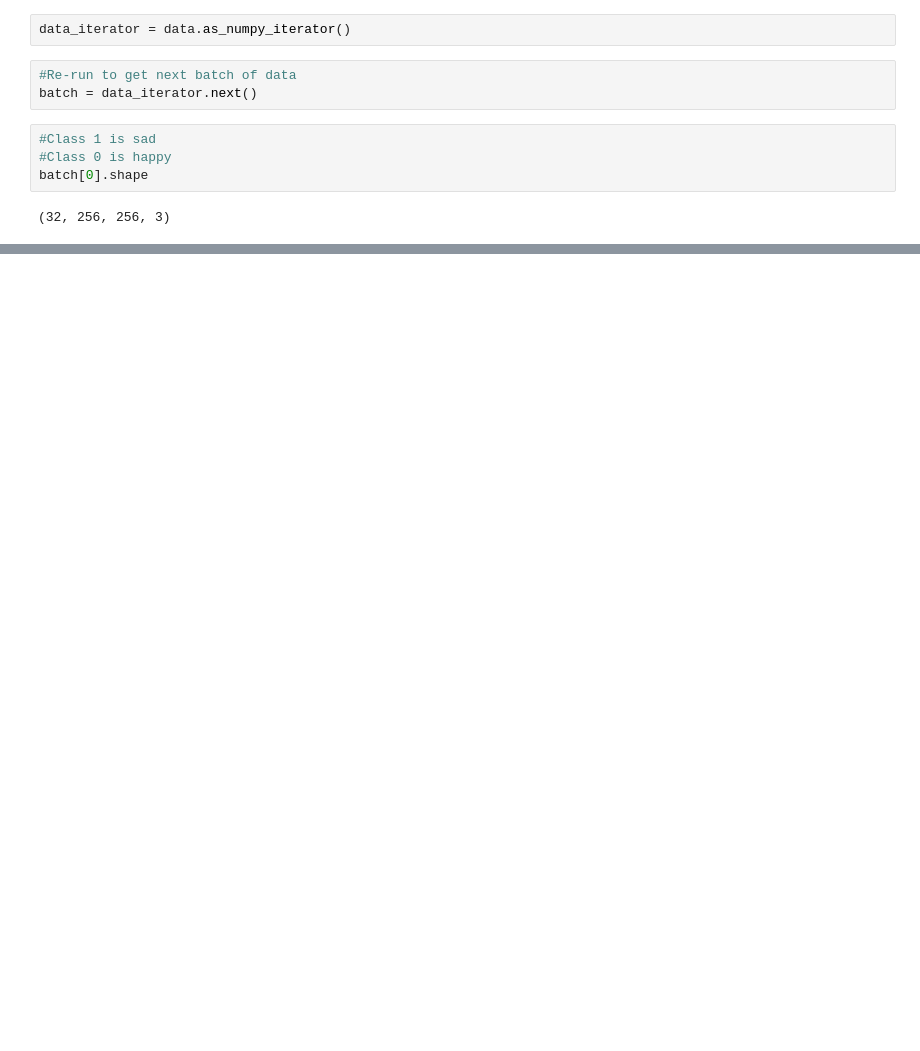
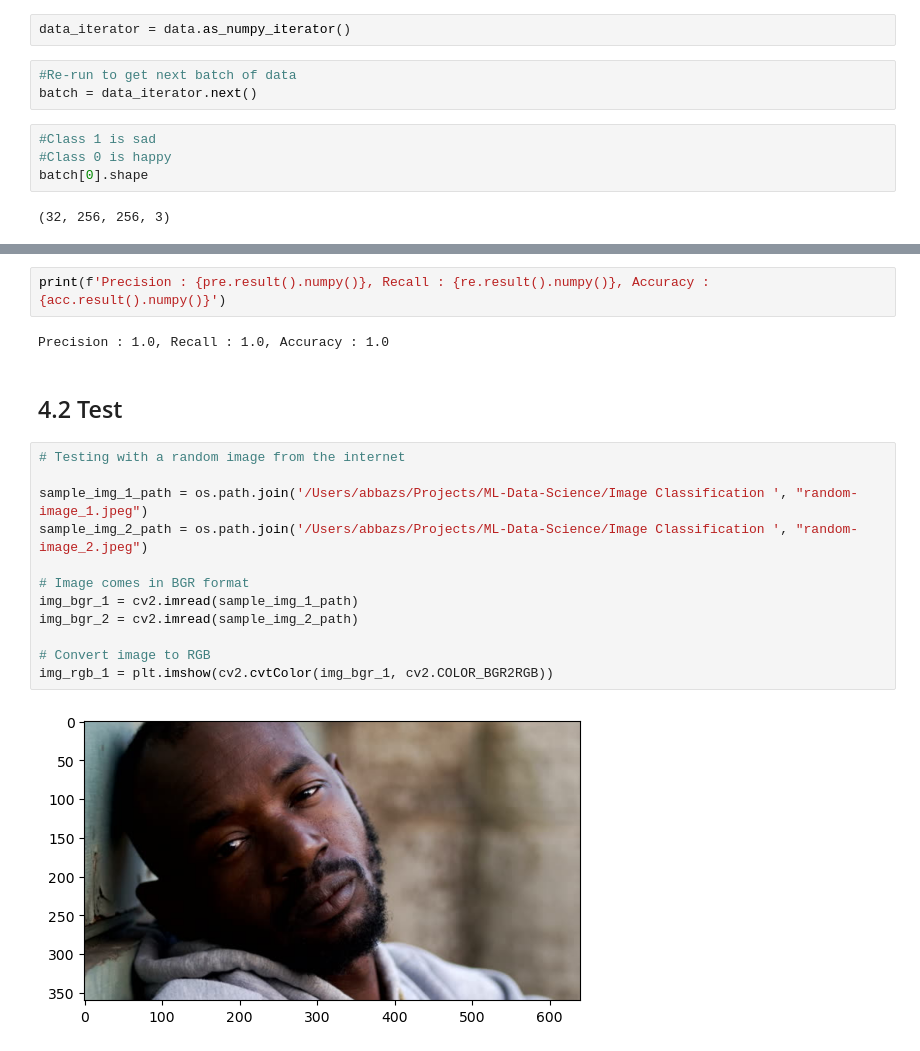
Before and after one commit to abbazsr795/Image-Classification, a Jupyter notebook: Image_Classification.ipynb, the cells around one changed output, grey strips where cells are left out. Saved outputs shown, nothing was run; the diff lists cells and outputs as text; blank space fills up the shorter version.

```diff
--- a/Image_Classification.ipynb
+++ b/Image_Classification.ipynb
@@ -94,0 +267,20 @@ for idx, img in enumerate(batch[0][:4]):
+# %%
+print(f'Precision : {pre.result().numpy()}, Recall : {re.result().numpy()}, Accuracy : {acc.result().numpy()}')
+# %% [output]
+Precision : 1.0, Recall : 1.0, Accuracy : 1.0
+# %% [markdown]
+## 4.2 Test
+# %%
+# Testing with a random image from the internet
+
+sample_img_1_path = os.path.join('/Users/abbazs/Projects/ML-Data-Science/Image Classification ', "random-image_1.jpeg")
+sample_img_2_path = os.path.join('/Users/abbazs/Projects/ML-Data-Science/Image Classification ', "random-image_2.jpeg")
+
+# Image comes in BGR format
+img_bgr_1 = cv2.imread(sample_img_1_path)
+img_bgr_2 = cv2.imread(sample_img_2_path)
+
+# Convert image to RGB
+img_rgb_1 = plt.imshow(cv2.cvtColor(img_bgr_1, cv2.COLOR_BGR2RGB))
+# %% [output]
+[figure, added]
```
Also changed, not shown: parts of 39 cells of this notebook, 9 other files.
